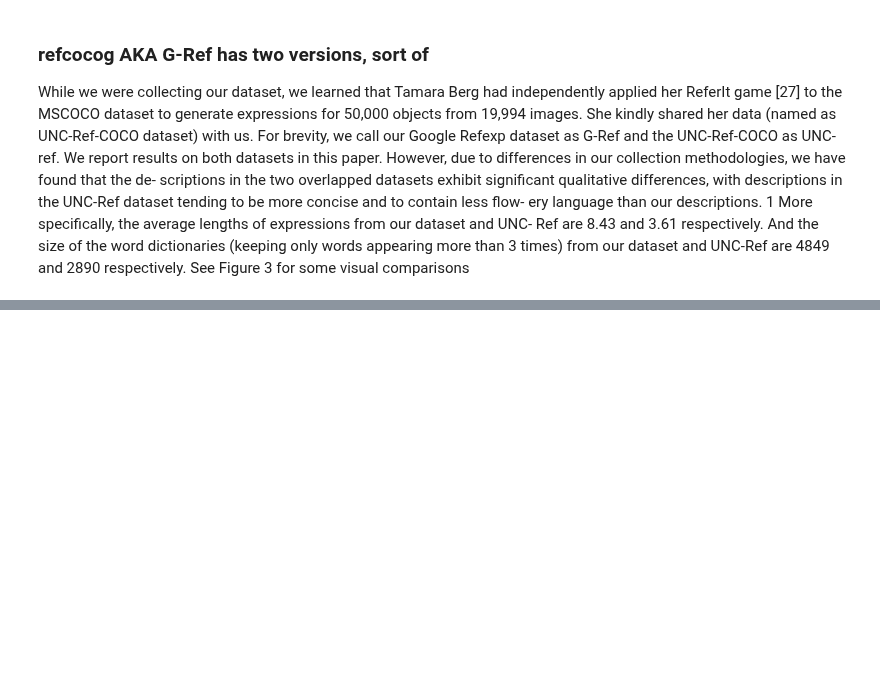
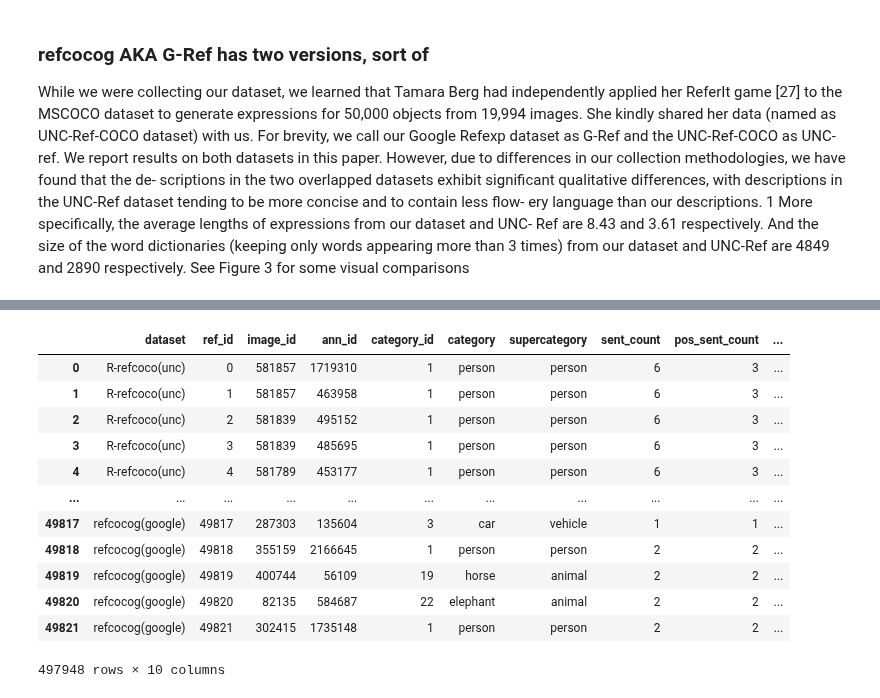
Before and after one commit to GiscardBiamby/cocobetter, a Jupyter notebook: PythonAPI/notebooks/ref_correct/ref_stats.ipynb, the cells around one changed output, grey strips where cells are left out. Drawn from its saved outputs; the diff is of its cells as text; code cells hidden in the pictures; blank space fills up the shorter version.

```diff
--- a/PythonAPI/notebooks/ref_correct/ref_stats.ipynb
+++ b/PythonAPI/notebooks/ref_correct/ref_stats.ipynb
@@ -174,10 +177,11 @@ def get_coco_df(coco: COCO) -> pd.DataFrame:
 # df_meta_ref = get_coco_df(ref_coco)
 # df_meta_rref = get_coco_df(rref_coco)
 # %%
-def show_sentence_counts(coco: COCO, L=3):
+def show_sentence_counts(coco: COCO, L=3, visualize=True):
     # print("Sentence counts for ", coco.)
     sentence_counts = Counter()
     counts = []
+    anns_all = []
     for idx, ref in enumerate(coco.refs_data):
         sentences: list[dict] = ref["sentences"]
         count = len(sentences)
@@ -185,6 +189,7 @@ def show_sentence_counts(coco: COCO, L=3):
         counts.append(
             {
                 "ref_id": ref["ref_id"],
+                "image_id": ref["image_id"],
                 "ann_id": ref["ann_id"],
                 "category_id": ref["category_id"],
                 "category": coco.cats[ref["category_id"]]["name"],
@@ -204,10 +209,19 @@ def show_sentence_counts(coco: COCO, L=3):
                 ),
             }
         )
+    # anns
+    df_anns = pd.DataFrame(coco.anns.values())
+    df_anns["category"] = df_anns.category_id.apply(
+        lambda cat_id: coco.cats[cat_id]["name"]
+    )
+    if "segmentation" in df_anns.columns:
+        df_anns = df_anns.drop(columns=["segmentation"])
+    if "bbox" in df_anns.columns:
+        df_anns = df_anns.drop(columns=["bbox"])
 
     # print(sentence_counts, len(sentence_counts))
     df = pd.DataFrame(counts)
-    # display(df)
+
     print("pos/neg sentence_counts: ", df.pos_sent_count.sum(), df.neg_sent_count.sum())
     df_agg = pd.DataFrame(
         df.groupby(lambda x: True).agg(
@@ -217,7 +231,8 @@ def show_sentence_counts(coco: COCO, L=3):
             total_neg_sents=("neg_sent_count", "sum"),
         )
     )
-    display(df_agg)
+    if visualize:
+        display(df_agg)
     if L >= 1:
         df_agg = pd.DataFrame(
             df.groupby(["pos_sent_count"]).agg(
@@ -227,7 +242,8 @@ def show_sentence_counts(coco: COCO, L=3):
                 total_neg_sents=("neg_sent_count", "sum"),
             )
         )
-        display(df_agg)
+        if visualize:
+            display(df_agg)
     if L >= 2:
         df_agg = pd.DataFrame(
             df.groupby(["pos_sent_count", "neg_sent_count"]).agg(
@@ -237,9 +253,10 @@ def show_sentence_counts(coco: COCO, L=3):
                 total_neg_sents=("neg_sent_count", "sum"),
             )
         )
-        display(df_agg)
+        if visualize:
+            display(df_agg)
     # display(df_agg.droplevel(axis=0, level=0).reset_index(drop=True))
-    return df, df_agg.reset_index()
+    return df, df_agg.reset_index(), df_anns
 
 
 # print("\nrefcoco:")
@@ -304,0 +454,16 @@ df_aggs.groupby("dataset").agg(
+# %%
+display(df_refs)
+# %% [output]
+|  | dataset | ref_id | image_id | ann_id | category_id | category | supercategory | sent_count | pos_sent_count | ... |
+| 0 | R-refcoco(unc) | 0 | 581857 | 1719310 | 1 | person | person | 6 | 3 | ... |
+| 1 | R-refcoco(unc) | 1 | 581857 | 463958 | 1 | person | person | 6 | 3 | ... |
+| 2 | R-refcoco(unc) | 2 | 581839 | 495152 | 1 | person | person | 6 | 3 | ... |
+| 3 | R-refcoco(unc) | 3 | 581839 | 485695 | 1 | person | person | 6 | 3 | ... |
+| 4 | R-refcoco(unc) | 4 | 581789 | 453177 | 1 | person | person | 6 | 3 | ... |
+| ... | ... | ... | ... | ... | ... | ... | ... | ... | ... | ... |
+| 49817 | refcocog(google) | 49817 | 287303 | 135604 | 3 | car | vehicle | 1 | 1 | ... |
+| 49818 | refcocog(google) | 49818 | 355159 | 2166645 | 1 | person | person | 2 | 2 | ... |
+| 49819 | refcocog(google) | 49819 | 400744 | 56109 | 19 | horse | animal | 2 | 2 | ... |
+| 49820 | refcocog(google) | 49820 | 82135 | 584687 | 22 | elephant | animal | 2 | 2 | ... |
+| 49821 | refcocog(google) | 49821 | 302415 | 1735148 | 1 | person | person | 2 | 2 | ... |
+497948 rows × 10 columns
```
Also changed, not shown: parts of 10 cells of this notebook, 7 other files.
